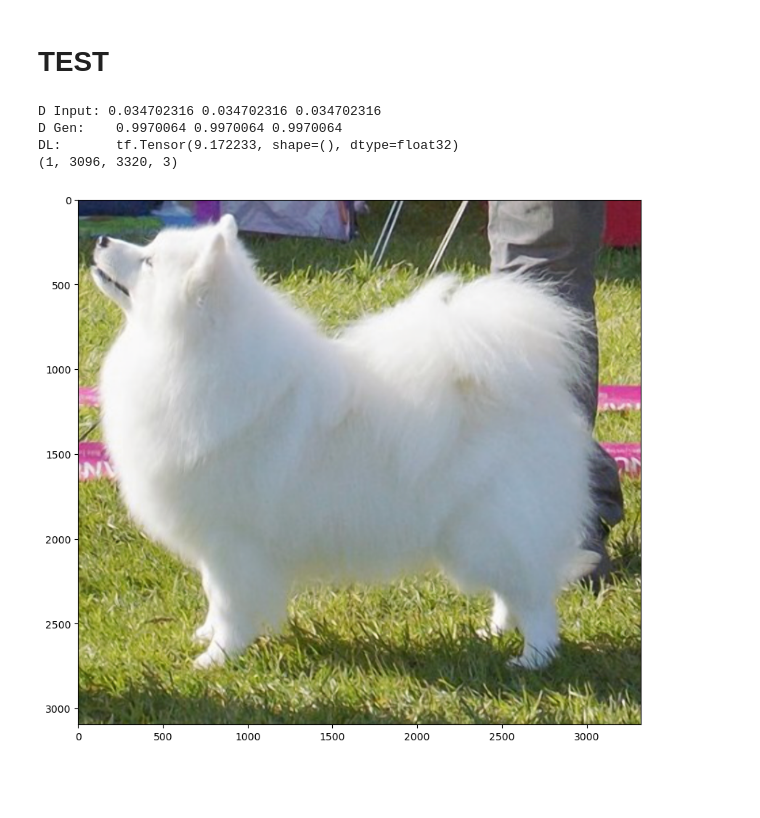
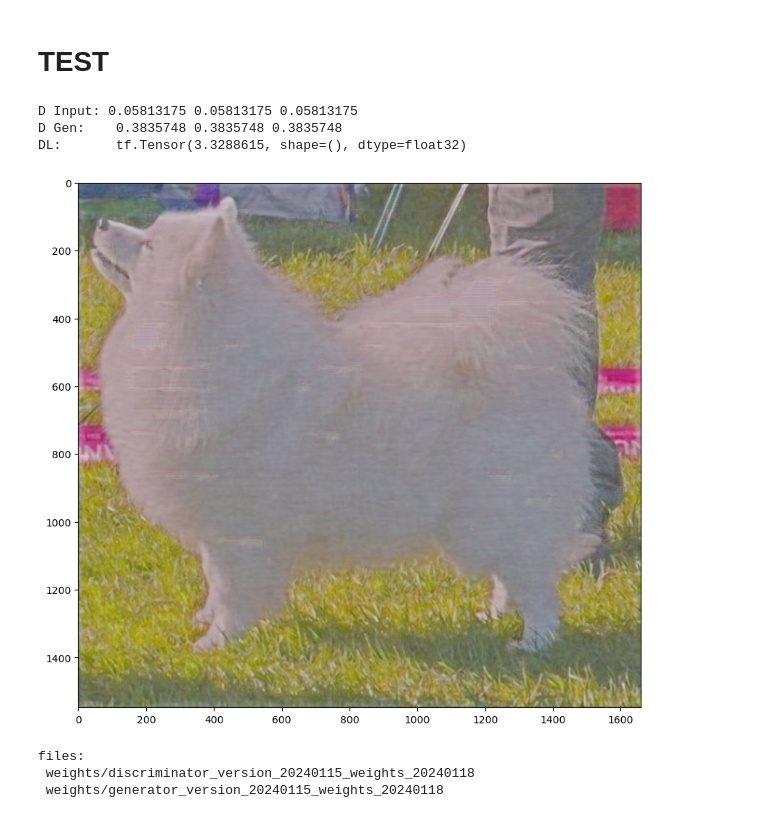
Before and after one commit to Deviousrage/img_upscaling_06062023, a Jupyter notebook: gan_training.ipynb, the cells around one changed output. Cells and saved outputs as stored; diff of their text form; code cells hidden in the pictures; blank space fills up the shorter version.

Commit message:
Main notebook
The network is reduced due to computational burden. Upscale x4.. New option in dataset regard. New noise layers: conrast, brightness.

```diff
--- a/gan_training.ipynb
+++ b/gan_training.ipynb
@@ -371,16 +374,16 @@ def discriminator_loss(tar_img, gen_img):
 
 ![image.png](attachment:a17aee40-b1d0-4629-a647-bad30f571b89.png)
 # %%
-#for test
-#adversarial_loss = tf.keras.losses.CategoricalCrossentropy()
-#VGGmodel = tf.keras.applications.vgg16.VGG16(include_top=False,input_shape=(512,512,3))
+# for test
+# adversarial_loss = tf.keras.losses.CategoricalCrossentropy()
+# VGGmodel = tf.keras.applications.vgg16.VGG16(include_top=False,input_shape=(512,512,3))
 
-#declaring loss functions
+# declaring loss functions
 
 def generator_loss(gen_output, target, dis_probability=1):
     mse_loss = tf.keras.losses.MeanSquaredError()(target, gen_output)
     adv_loss = -tf.math.reduce_mean(tf.math.log(dis_probability))
-    total_gen_loss = mse_loss + adv_loss/10
+    total_gen_loss = mse_loss + adv_loss
     del mse_loss, adv_loss
     return total_gen_loss
 # %% [markdown]
@@ -477,3 +507,16 @@ if resotre_weights:
+# %%
+if resotre_weights:
+    try:
+        checkpoint.restore(ckpt_manager.latest_checkpoint)
+    except Exception as ex:
+        print(ex)
+
+generatr_weights_path = "weights/generator_version_20240115_weights_20240118"
+discriminator_weights_path = "weights/discriminator_version_20240115_weights_20240118"
+
+if load_weights is True:
+    generator.load_weights(generatr_weights_path)
+    discriminator.load_weights(discriminator_weights_path)
 # %% [markdown]
 ## Training parameters
 # %%
@@ -612,49 +690,55 @@ if TRAINING == True:
 # %% [markdown]
 # TEST
 # %%
-#selected test images processing generator and will be saved at preset folder
-#TEST_IMAGE_PATH = r"C:\Users\common\Pictures\Marco_DJ_160620_221116_Final_cut_5000pix_1000pix - Copy.jpg"
-TEST_IMAGE_PATH = r"C:\Users\common\Pictures\spitz\input.jpg"
-OUTPUT_SAVE_DIRECTORY = "C:/Users/common/Pictures/spitz/"
+# selected test images processing generator and will be saved at given folder
+TEST_IMAGE_PATH = "test files/input.jpg"
+OUTPUT_SAVE_DIRECTORY = "results/"
 
-#choosing CPU devica because GPU resources are not freed after training
+# choosing CPU devica because GPU resources are not freed after training
 if True:
     with tf.device('/CPU:0'):
-        #get data
+        os.makedirs(OUTPUT_SAVE_DIRECTORY, exist_ok=True)
+        # get data
         filename_input = TEST_IMAGE_PATH
         test_image = Image.open(filename_input)
         test_image = np.array([test_image])/255.
 
-        #process with model
+        # process with model
         dis_prob_input = discriminator(test_image)
         test_image = generator(test_image)
         dis_prob_gen = discriminator(test_image)
 
-        #technical output
+        # technical output
         print("D Input:", np.min(dis_prob_input), np.max(dis_prob_input), np.mean(dis_prob_input))
         print("D Gen:   ", np.min(dis_prob_gen), np.max(dis_prob_gen), np.mean(dis_prob_gen))
         print("DL:      ", discriminator_loss(dis_prob_input, dis_prob_gen))
         visualize(test_image)
 
-        #save on drive
+        # save on drive
         name = OUTPUT_SAVE_DIRECTORY+"generated_output_"+datetime.datetime.now().strftime("%Y-%m-%d_%H-%M-%S")+".jpg"
         test_image = test_image.numpy()[0]*255
         test_image = Image.fromarray(test_image.astype(np.uint8))
         test_image.save(name)
         del test_image, dis_prob_input, dis_prob_gen
 # %% [output]
-D Input: 0.034702316 0.034702316 0.034702316
-D Gen:    0.9970064 0.9970064 0.9970064
-DL:       tf.Tensor(9.172233, shape=(), dtype=float32)
-(1, 3096, 3320, 3)
+D Input: 0.05813175 0.05813175 0.05813175
+D Gen:    0.3835748 0.3835748 0.3835748
+DL:       tf.Tensor(3.3288615, shape=(), dtype=float32)
-[figure, old version]
+[figure, new version]
 # %%
 if False:
-    postfix = "_main_07122023_basic_processing25122023"
+    # names for model.save_weights directive
+    postfix = "_version_20240115_weights_20240118"
+    os.makedirs(weights_folder, exist_ok=True)
 
     discriminator.save_weights(weights_folder + 'discriminator' + postfix)
     generator.save_weights(weights_folder + 'generator' + postfix)
 
     print("files:\n",
-         weights_folder + 'discriminator' + postfix,"\n",
-         weights_folder + 'generator' + postfix)
+          weights_folder + 'discriminator' + postfix,
+          "\n",
+          weights_folder + 'generator' + postfix)
+# %% [output]
+files:
+ weights/discriminator_version_20240115_weights_20240118
+ weights/generator_version_20240115_weights_20240118
```
Also changed, not shown: parts of 14 cells of this notebook.
